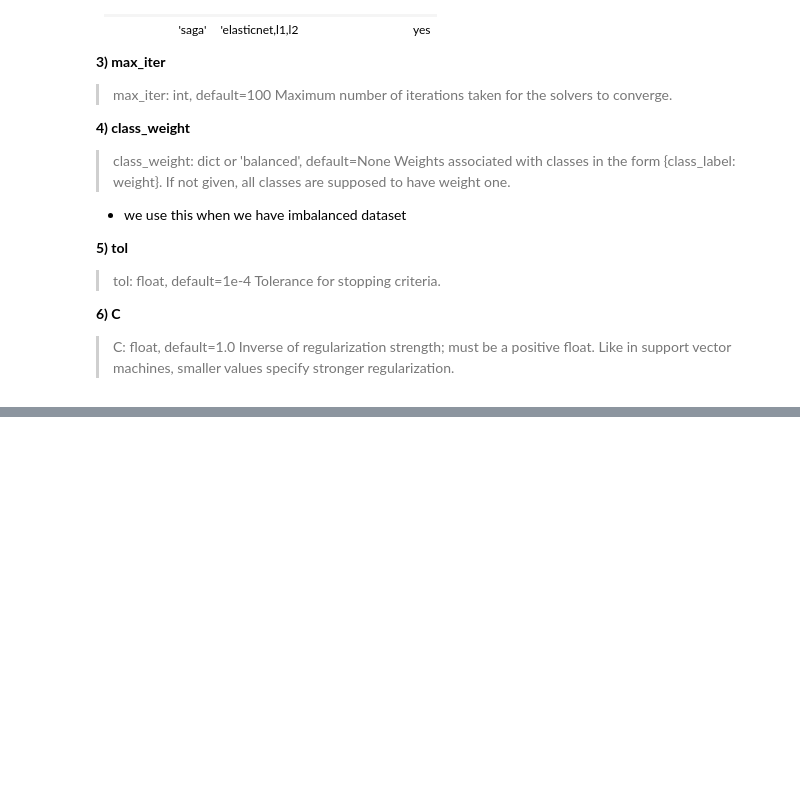
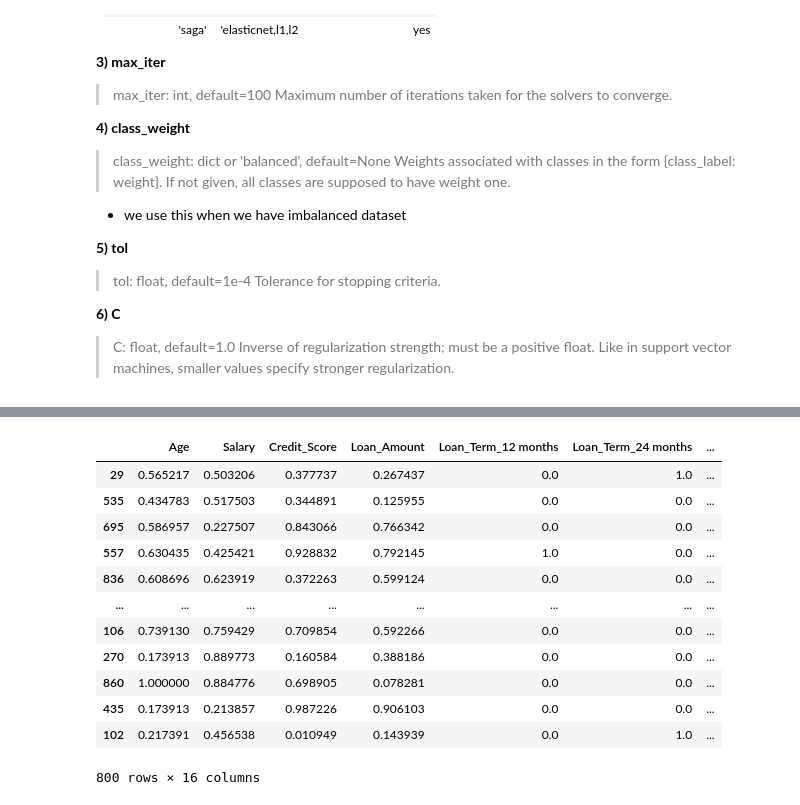
Before and after one commit to Vidyashree-LS/machine-learning-practice, a Jupyter notebook: Logistic_Regression/Logistic_Regression1.ipynb, the cells around one changed output, grey strips where cells are left out. Saved outputs shown, nothing was run; the diff lists cells and outputs as text; code cells hidden in the pictures; blank space fills up the shorter version.

```diff
--- a/Logistic_Regression/Logistic_Regression1.ipynb
+++ b/Logistic_Regression/Logistic_Regression1.ipynb
@@ -39,0 +116,28 @@ model = LogisticRegression()
+# %%
+encoder = OneHotEncoder(sparse_output=False, handle_unknown='ignore')
+scaling = MinMaxScaler()
+model = LogisticRegression()
+# %%
+# update xtrain
+xtrain[num_col] = scaling.fit_transform(xtrain[num_col])
+
+encoded_values = encoder.fit_transform(xtrain[obj_col])
+encoded_columns = encoder.get_feature_names_out()
+xtrain[encoded_columns] = encoded_values
+xtrain.drop(columns=obj_col,inplace=True)
+# %%
+xtrain
+# %% [output]
+|  | Age | Salary | Credit_Score | Loan_Amount | Loan_Term_12 months | Loan_Term_24 months | ... |
+| 29 | 0.565217 | 0.503206 | 0.377737 | 0.267437 | 0.0 | 1.0 | ... |
+| 535 | 0.434783 | 0.517503 | 0.344891 | 0.125955 | 0.0 | 0.0 | ... |
+| 695 | 0.586957 | 0.227507 | 0.843066 | 0.766342 | 0.0 | 0.0 | ... |
+| 557 | 0.630435 | 0.425421 | 0.928832 | 0.792145 | 1.0 | 0.0 | ... |
+| 836 | 0.608696 | 0.623919 | 0.372263 | 0.599124 | 0.0 | 0.0 | ... |
+| ... | ... | ... | ... | ... | ... | ... | ... |
+| 106 | 0.739130 | 0.759429 | 0.709854 | 0.592266 | 0.0 | 0.0 | ... |
+| 270 | 0.173913 | 0.889773 | 0.160584 | 0.388186 | 0.0 | 0.0 | ... |
+| 860 | 1.000000 | 0.884776 | 0.698905 | 0.078281 | 0.0 | 0.0 | ... |
+| 435 | 0.173913 | 0.213857 | 0.987226 | 0.906103 | 0.0 | 0.0 | ... |
+| 102 | 0.217391 | 0.456538 | 0.010949 | 0.143939 | 0.0 | 1.0 | ... |
+800 rows × 16 columns
```
Also changed, not shown: parts of 14 cells of this notebook, 1 other file.
